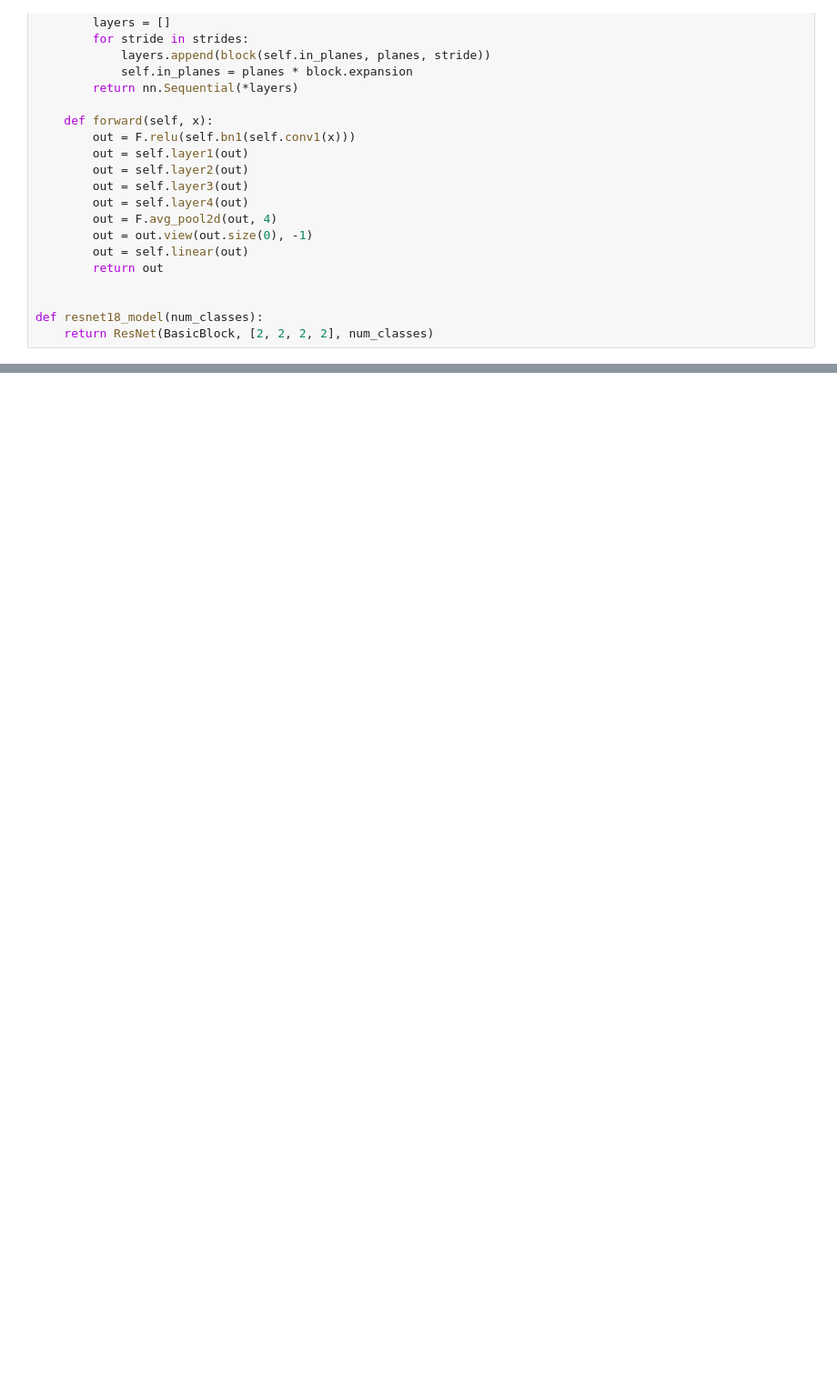
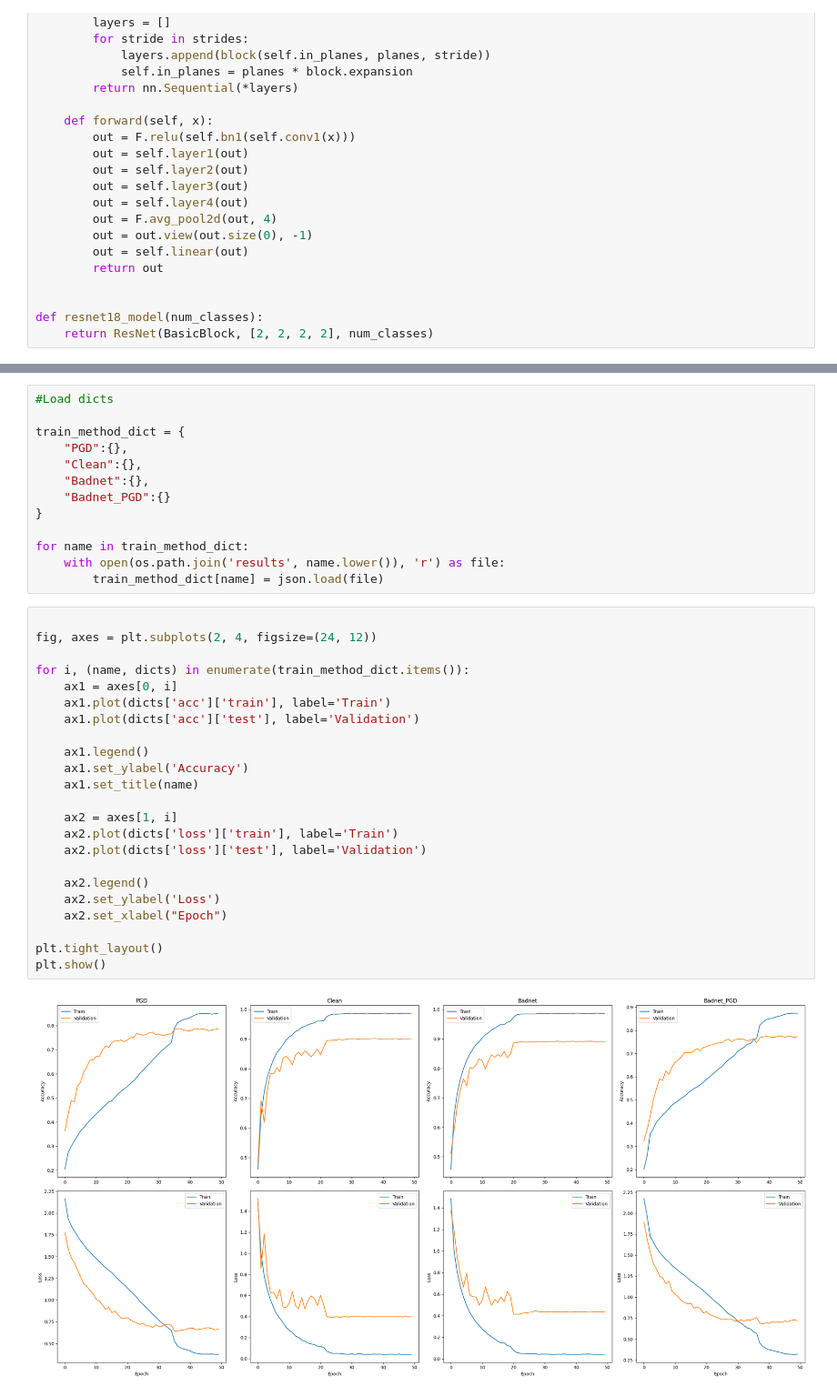
Before and after one commit to mahan16mas/CIFAR_Training, a Jupyter notebook: Training.ipynb, the cells around one changed output, grey strips where cells are left out. Shown at 91% size. Cells and saved outputs as stored; diff of their text form; blank space fills up the shorter version.

Commit message:
Models are trained, results are ready

```diff
--- a/Training.ipynb
+++ b/Training.ipynb
@@ -346,0 +409,38 @@ Epoch 10
+# %%
+#Load dicts
+
+train_method_dict = {
+    "PGD":{},
+    "Clean":{},
+    "Badnet":{},
+    "Badnet_PGD":{}
+}
+
+for name in train_method_dict:
+    with open(os.path.join('results', name.lower()), 'r') as file:
+        train_method_dict[name] = json.load(file)
+# %%
+
+fig, axes = plt.subplots(2, 4, figsize=(24, 12))
+
+for i, (name, dicts) in enumerate(train_method_dict.items()):
+    ax1 = axes[0, i]
+    ax1.plot(dicts['acc']['train'], label='Train')
+    ax1.plot(dicts['acc']['test'], label='Validation')
+
+    ax1.legend()
+    ax1.set_ylabel('Accuracy')
+    ax1.set_title(name)
+
+    ax2 = axes[1, i]
+    ax2.plot(dicts['loss']['train'], label='Train')
+    ax2.plot(dicts['loss']['test'], label='Validation')
+
+    ax2.legend()
+    ax2.set_ylabel('Loss')
+    ax2.set_xlabel("Epoch")
+
+plt.tight_layout()
+plt.show()
+# %% [output]
+[figure, added]
```
Also changed, not shown: parts of 17 cells of this notebook.
